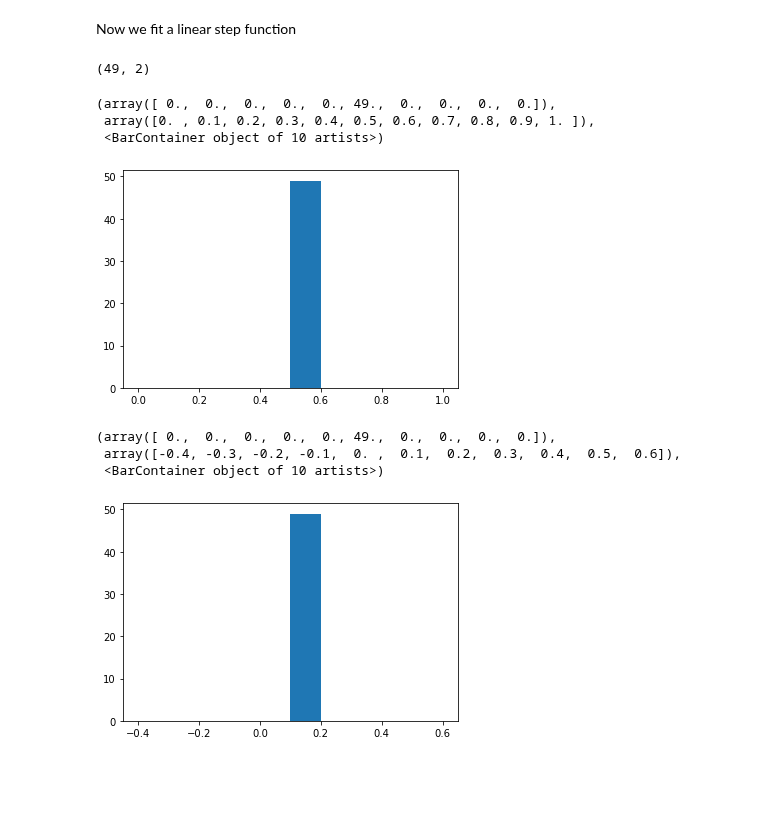
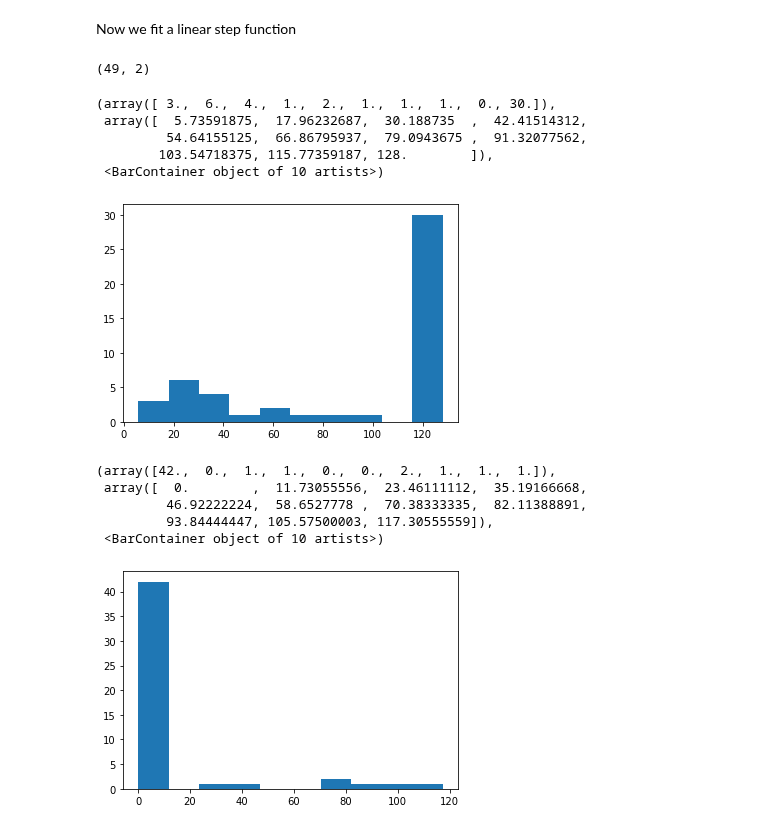
Before and after one commit to JirkoRu/analysis_scripts, a Jupyter notebook: part_level_analysis/fit_functions_trials.ipynb, the cells around one changed output. Drawn from its saved outputs; the diff is of its cells as text; code cells hidden in the pictures; blank space fills up the shorter version.

Commit message:
added parameter analysis

```diff
--- a/part_level_analysis/fit_functions_trials.ipynb
+++ b/part_level_analysis/fit_functions_trials.ipynb
@@ -109,7 +109,7 @@ def part_fit(function, data, n_params, p0, bound):
     for i in range(data.shape[0]):
         y_data = data[i,:]
 
-        popt, pcov = curve_fit(function, x_data, y_data, p0, method='dogbox',bounds=bound, maxfev=5000)
+        popt, pcov = curve_fit(function, x_data, y_data, p0, method='dogbox',bounds=bound, maxfev=1000)
 
         all_popt[i,:] = popt
 
@@ -289,27 +271,31 @@ plt.hist(all_popt[:,2],10)
 # %% [markdown]
 Now we fit a linear step function
 # %%
-p0 = [0.1, .5] # this is an mandatory initial guess
-bound = ([0, 1e-10], [np.inf, np.inf])
+p0 = [80, 120] # this is an mandatory initial guess
+bound = ([0, 1e-10], [np.inf, 128])
 
 all_popt = part_fit(linear_step_func, acc_third_prop_reshaped, 2, p0, bound)
-df = pd.DataFrame(all_popt, columns = ['w','b'])
-df.to_csv("params_trialwise/third/linear_step.csv")
+df = pd.DataFrame(all_popt, columns = ['x0','x1'])
+df.to_csv("params_trialwise/third/linear_step_2.csv")
 print(all_popt.shape)
 plt.hist(all_popt[:,1],10)
 # %% [output]
 (49, 2)
-(array([ 0.,  0.,  0.,  0.,  0., 49.,  0.,  0.,  0.,  0.]),
- array([0. , 0.1, 0.2, 0.3, 0.4, 0.5, 0.6, 0.7, 0.8, 0.9, 1. ]),
+(array([ 3.,  6.,  4.,  1.,  2.,  1.,  1.,  1.,  0., 30.]),
+ array([  5.73591875,  17.96232687,  30.188735  ,  42.41514312,
+         54.64155125,  66.86795937,  79.0943675 ,  91.32077562,
+        103.54718375, 115.77359187, 128.        ]),
  <BarContainer object of 10 artists>)
-[figure, old version]
+[figure, new version]
 # %%
 plt.hist(all_popt[:,0],10)
 # %% [output]
-(array([ 0.,  0.,  0.,  0.,  0., 49.,  0.,  0.,  0.,  0.]),
- array([-0.4, -0.3, -0.2, -0.1,  0. ,  0.1,  0.2,  0.3,  0.4,  0.5,  0.6]),
+(array([42.,  0.,  1.,  1.,  0.,  0.,  2.,  1.,  1.,  1.]),
+ array([  0.        ,  11.73055556,  23.46111112,  35.19166668,
+         46.92222224,  58.6527778 ,  70.38333335,  82.11388891,
+         93.84444447, 105.57500003, 117.30555559]),
  <BarContainer object of 10 artists>)
-[figure, old version]
+[figure, new version]
 # %%
 y_data = acc_third_prop_reshaped[10,:]
 x_data = np.linspace(1, acc_first_prop_reshaped.shape[1], acc_first_prop_reshaped.shape[1])
```
Also changed, not shown: parts of 1 cell of this notebook, 14 other files.
